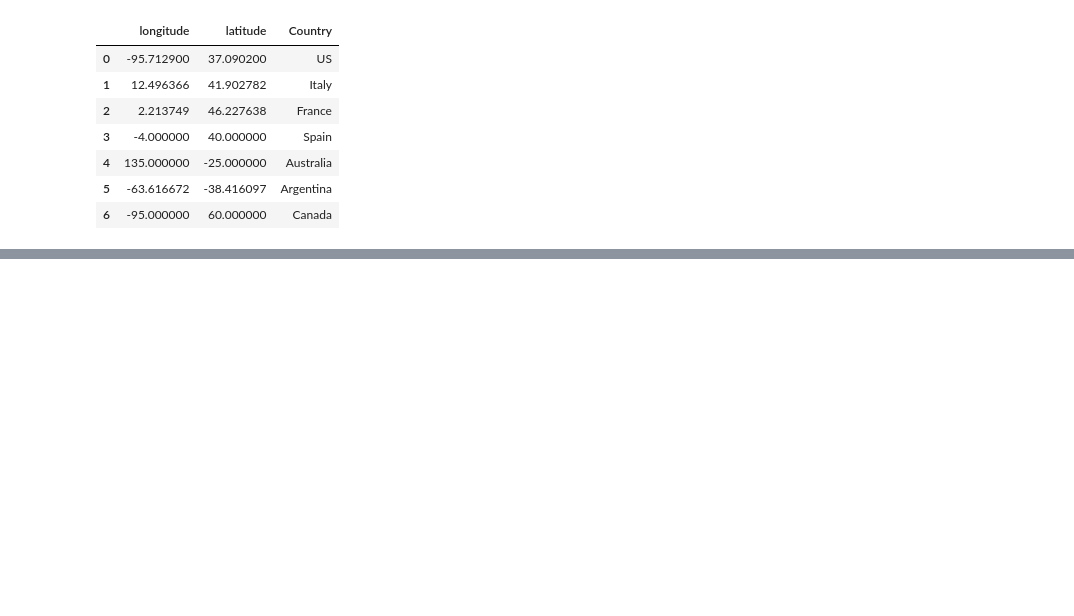
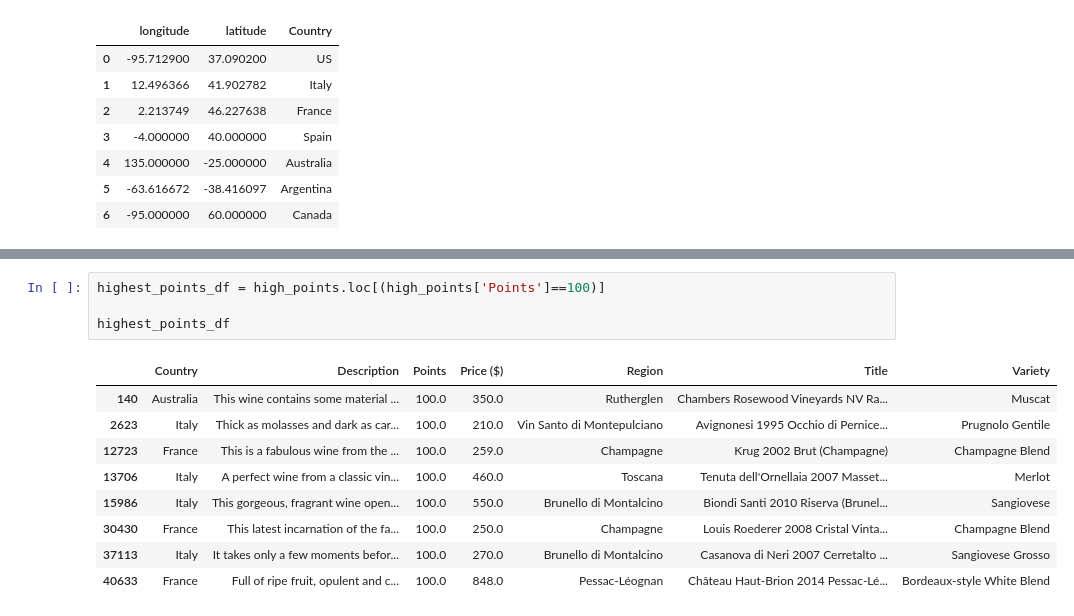
Before and after one commit to carojasp12/Sip-by-Sip, a Jupyter notebook: Code/Sip-by-Sip.ipynb, the cells around one changed output, grey strips where cells are left out. Cells and saved outputs as stored; diff of their text form; blank space fills up the shorter version.

```diff
--- a/Code/Sip-by-Sip.ipynb
+++ b/Code/Sip-by-Sip.ipynb
@@ -273,0 +208,14 @@ canada_region_map
+# %%
+highest_points_df = high_points.loc[(high_points['Points']==100)]
+
+highest_points_df
+# %% [output]
+|  | Country | Description | Points | Price ($) | Region | Title | Variety |
+| 140 | Australia | This wine contains some material ... | 100.0 | 350.0 | Rutherglen | Chambers Rosewood Vineyards NV Ra... | Muscat |
+| 2623 | Italy | Thick as molasses and dark as car... | 100.0 | 210.0 | Vin Santo di Montepulciano | Avignonesi 1995 Occhio di Pernice... | Prugnolo Gentile |
+| 12723 | France | This is a fabulous wine from the ... | 100.0 | 259.0 | Champagne | Krug 2002 Brut (Champagne) | Champagne Blend |
+| 13706 | Italy | A perfect wine from a classic vin... | 100.0 | 460.0 | Toscana | Tenuta dell'Ornellaia 2007 Masset... | Merlot |
+| 15986 | Italy | This gorgeous, fragrant wine open... | 100.0 | 550.0 | Brunello di Montalcino | Biondi Santi 2010 Riserva (Brunel... | Sangiovese |
+| 30430 | France | This latest incarnation of the fa... | 100.0 | 250.0 | Champagne | Louis Roederer 2008 Cristal Vinta... | Champagne Blend |
+| 37113 | Italy | It takes only a few moments befor... | 100.0 | 270.0 | Brunello di Montalcino | Casanova di Neri 2007 Cerretalto ... | Sangiovese Grosso |
+| 40633 | France | Full of ripe fruit, opulent and c... | 100.0 | 848.0 | Pessac-Léognan | Château Haut-Brion 2014 Pessac-Lé... | Bordeaux-style White Blend |
```
Also changed, not shown: parts of 15 cells of this notebook.
